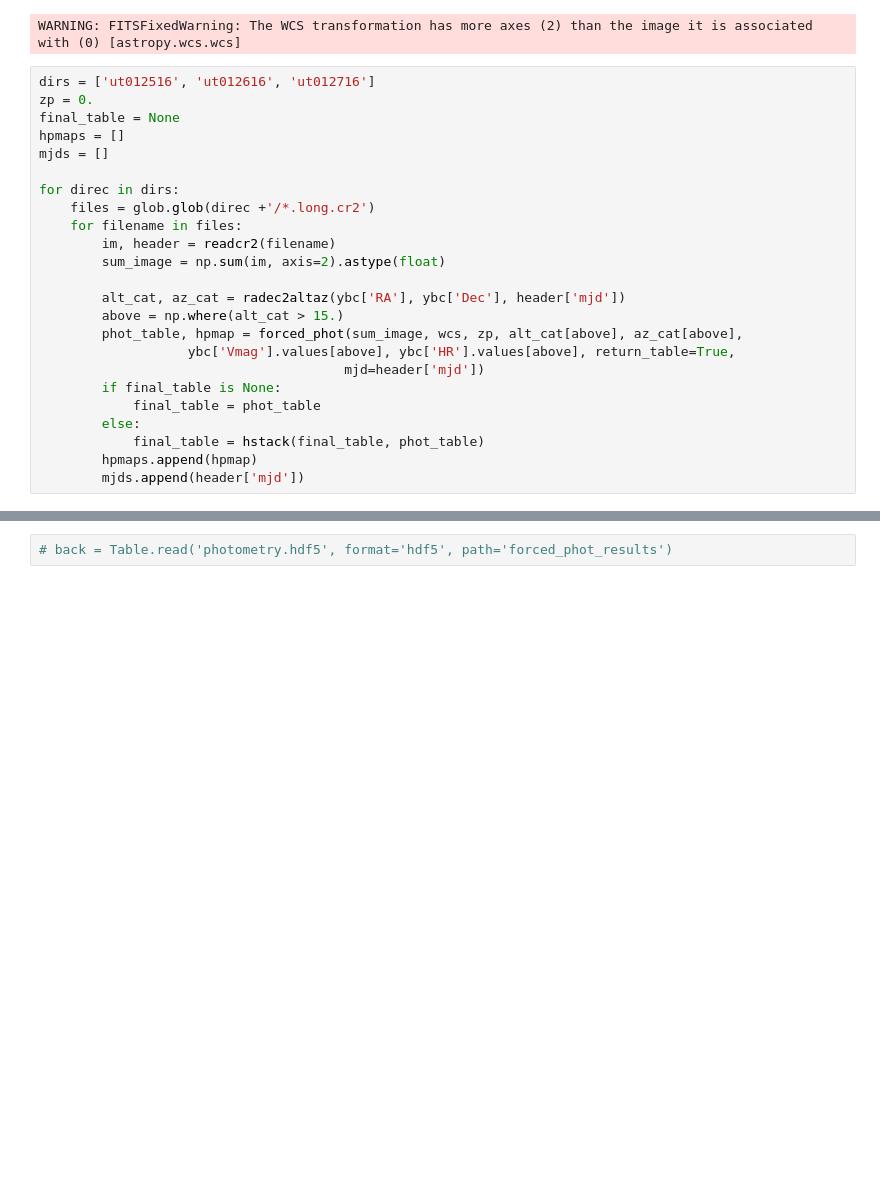
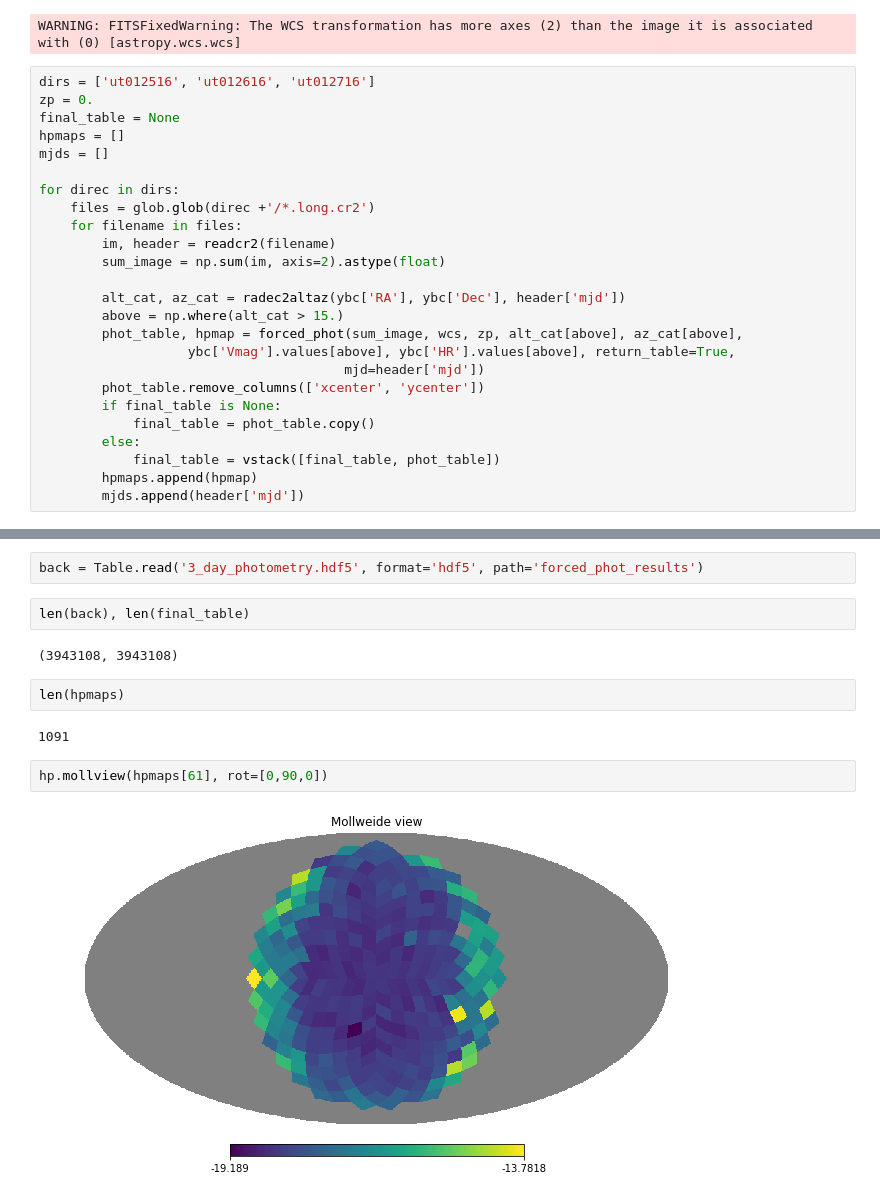
Before and after one commit to lsst/all_sky_phot, a Jupyter notebook: data/three_day_phot.ipynb, the cells around one changed output, grey strips where cells are left out. Saved outputs shown, nothing was run; the diff lists cells and outputs as text; blank space fills up the shorter version.

Commit message:
running forced photo for 3 days

```diff
--- a/data/three_day_phot.ipynb
+++ b/data/three_day_phot.ipynb
@@ -35,10 +35,11 @@ for direc in dirs:
         phot_table, hpmap = forced_phot(sum_image, wcs, zp, alt_cat[above], az_cat[above],
                    ybc['Vmag'].values[above], ybc['HR'].values[above], return_table=True,
                                        mjd=header['mjd'])
+        phot_table.remove_columns(['xcenter', 'ycenter'])
         if final_table is None:
-            final_table = phot_table
+            final_table = phot_table.copy()
         else:
-            final_table = hstack(final_table, phot_table)
+            final_table = vstack([final_table, phot_table])
         hpmaps.append(hpmap)
         mjds.append(header['mjd'])
 # %%
@@ -54,2 +52,14 @@ final_table.write('photometry.hdf5', path='forced_phot_results', format='hdf5')
 # %%
-# back = Table.read('photometry.hdf5', format='hdf5', path='forced_phot_results')
+back = Table.read('3_day_photometry.hdf5', format='hdf5', path='forced_phot_results')
+# %%
+len(back), len(final_table)
+# %% [output]
+(3943108, 3943108)
+# %%
+len(hpmaps)
+# %% [output]
+1091
+# %%
+hp.mollview(hpmaps[61], rot=[0,90,0])
+# %% [output]
+[figure, added]
```
Also changed, not shown: parts of 2 cells of this notebook, 1 other file.
